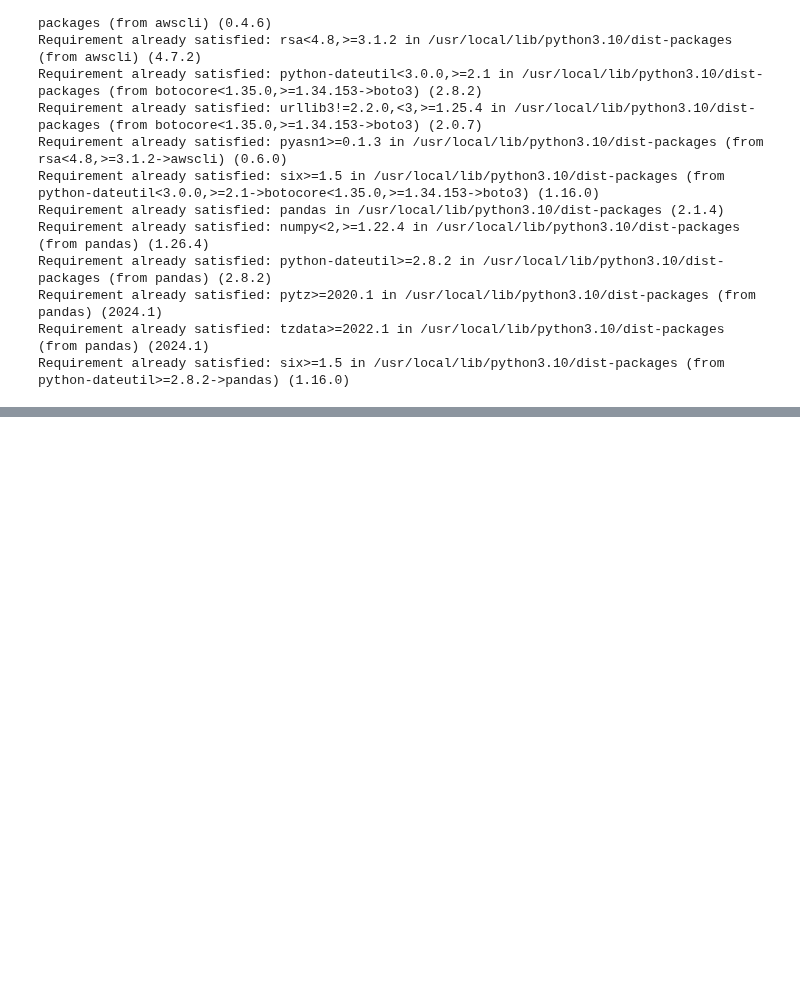
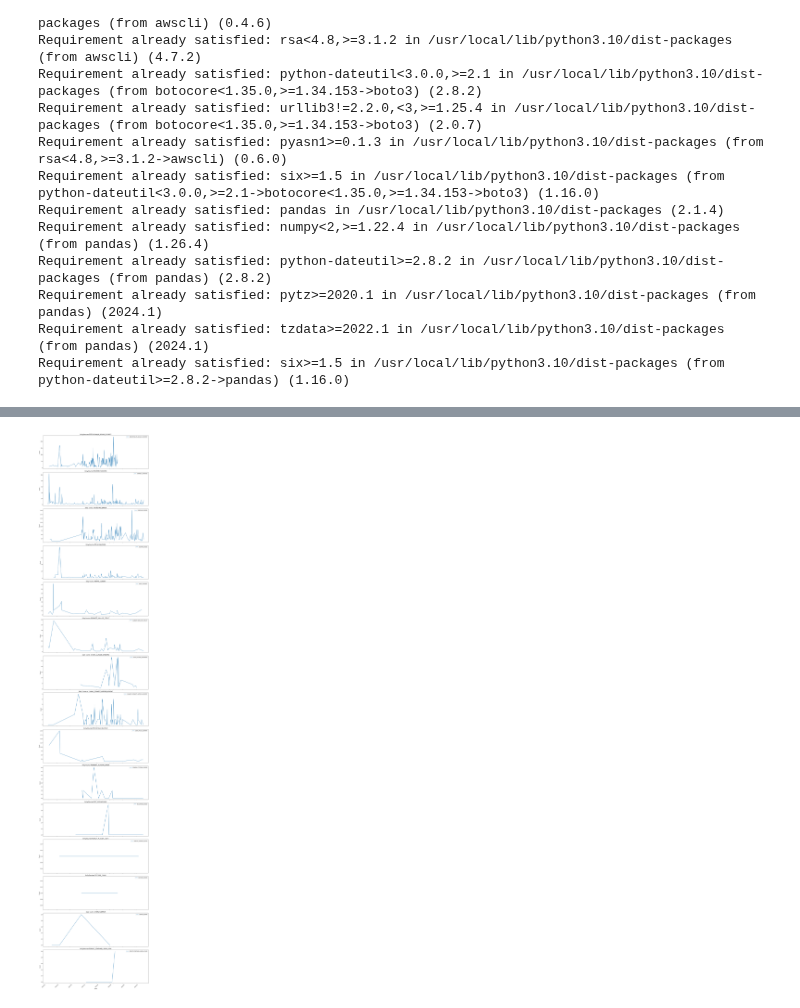
Before and after one commit to pj0620/google-colab-notebooks, a Jupyter notebook: acca_analytics.ipynb, the cells around one changed output, grey strips where cells are left out. Drawn from its saved outputs; the diff is of its cells as text; code cells hidden in the pictures; blank space fills up the shorter version.

```diff
--- a/acca_analytics.ipynb
+++ b/acca_analytics.ipynb
@@ -163,0 +272,19 @@ print(df)
+# %%
+import time
+
+counts_dfs = {}
+
+# last year
+min_timestamp = int(time.time()) - 365 * 24 * 60 * 60
+counts = []
+for error_type in ALL_ERRORS:
+  print(f'checking error_type={error_type}')
+  error_type_df = get_errors_type(error_type, min_timestamp)
+  if error_type_df is None:
+    continue
+
+  print(f'found {len(error_type_df)} errors matching error_type=`{error_type}`')
+  counts_dfs[error_type] = get_daily_counts(error_type_df)
+  counts.append((error_type, len(error_type_df)))
+
+sorted_counts = sorted(counts, key=lambda x: x[1], reverse=True)
@@ -163,0 +309,18 @@ print(df)
+# %%
+# Generate figure showing each error type on a separate graph stacked vertically
+fig, axes = plt.subplots(len(sorted_counts), 1, figsize=(15, 5 * len(sorted_counts)), sharex=True)
+
+for ax, (error_type, _) in zip(axes, sorted_counts):
+    if error_type in counts_dfs:
+        daily_counts = counts_dfs[error_type]
+        daily_counts.plot(ax=ax, label=error_type)
+        ax.set_ylabel('Count')
+        ax.set_title(f'Daily Counts of {error_type}')
+        ax.legend()
+
+plt.xlabel('Date')
+plt.xticks(rotation=45)
+plt.tight_layout()
+plt.show()
+# %% [output]
+[figure, added]
```
Also changed, not shown: parts of 12 cells of this notebook.
